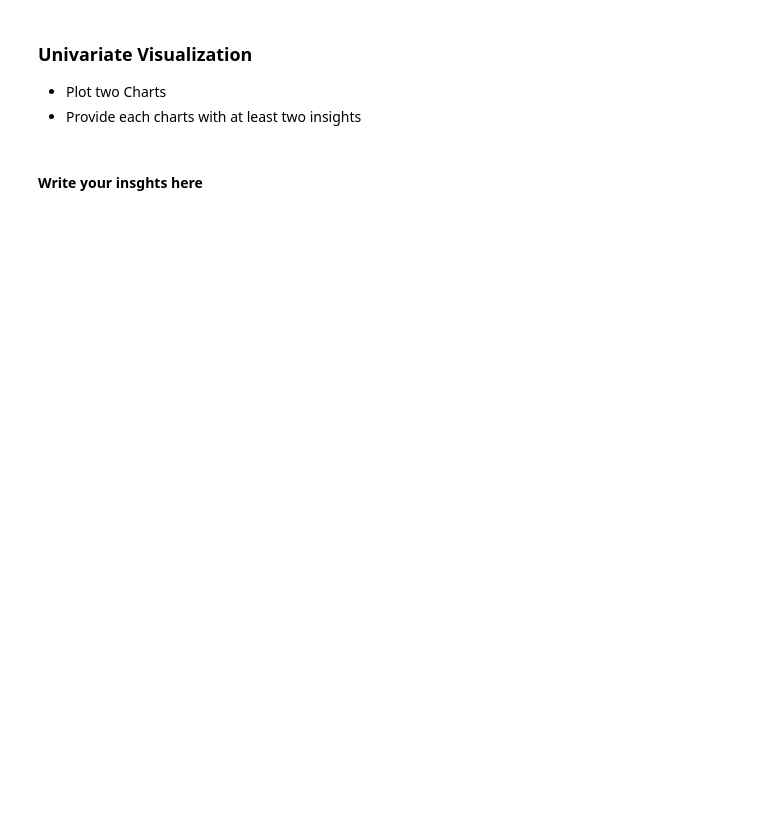
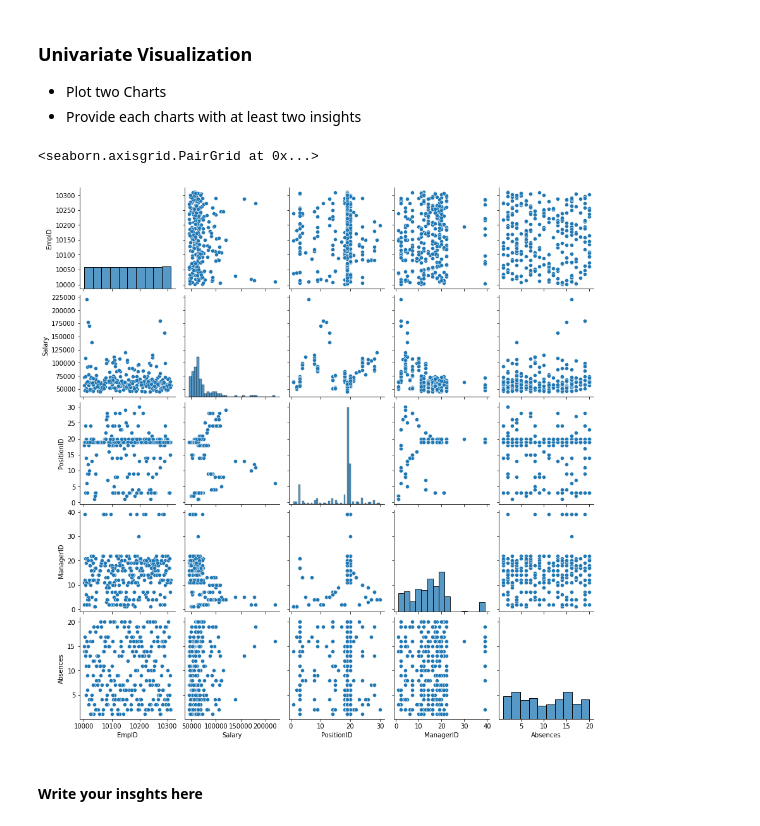
Before and after one commit to Tuwaiq-Data-Science-Bootcamp-V2/EDA-Lab1, a Jupyter notebook: EDA_Assignment .ipynb, the cells around one changed output. Cells and saved outputs as stored; diff of their text form; code cells hidden in the pictures; blank space fills up the shorter version.

```diff
--- a/EDA_Assignment .ipynb
+++ b/EDA_Assignment .ipynb
@@ -4,0 +14,3 @@
+# %%
+df = pd.read_csv("HR_Missing_Vslues.csv")
+df.head()
@@ -6,5 +78,10 @@
 ### Univariate Visualization
 * Plot two Charts
 * Provide each charts with at least two insights
+# %%
+sns.pairplot(df)
+# %% [output]
+<seaborn.axisgrid.PairGrid at 0x...>
+[figure, added]
 # %% [markdown]
 #### Write your insghts here
```
Also changed, not shown: parts of 26 cells of this notebook, 1 other file.
